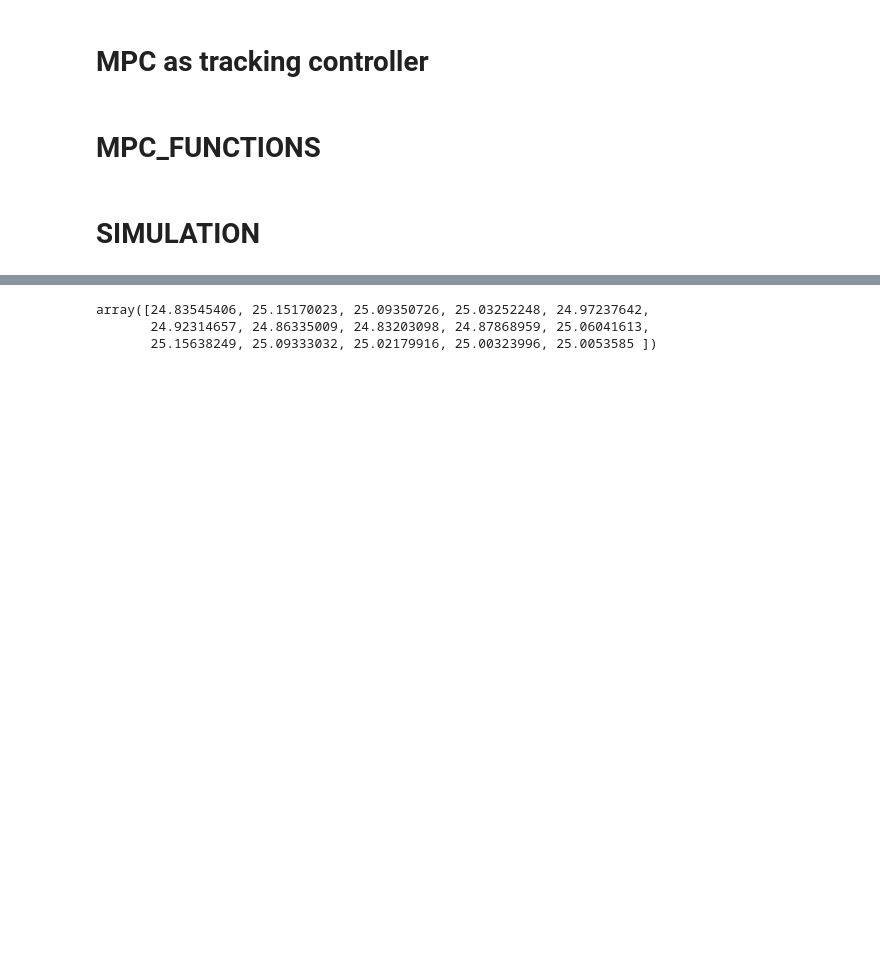
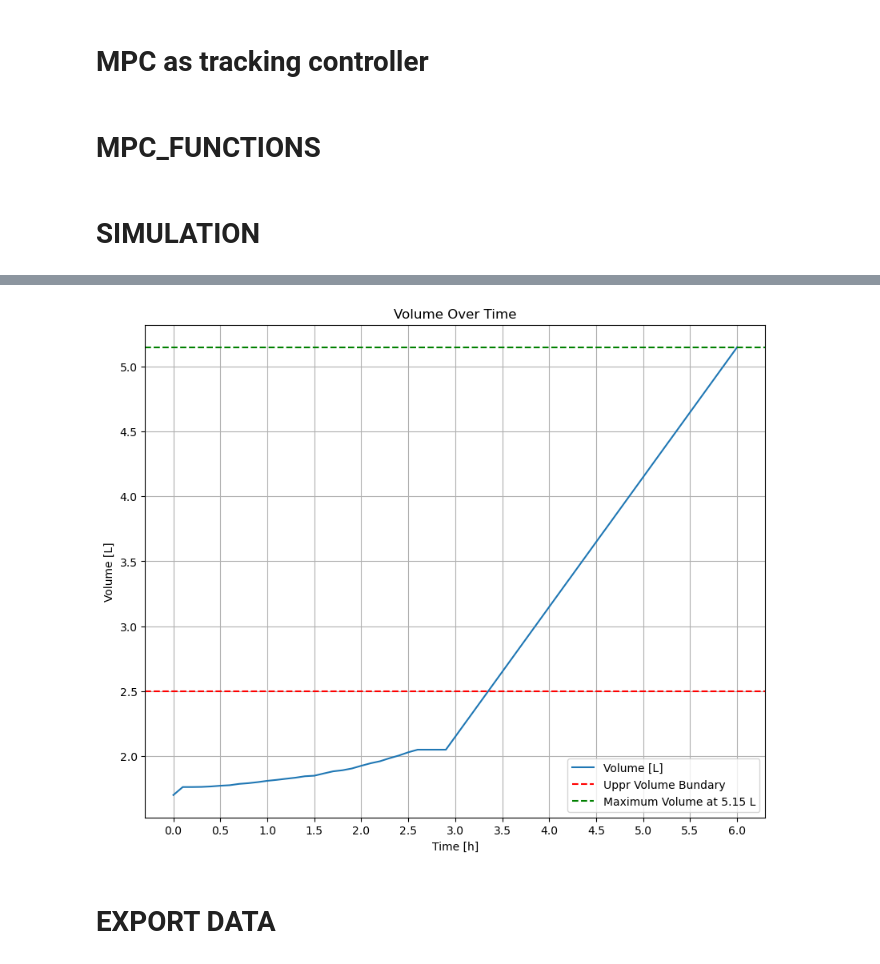
Before and after one commit to costasmexis/ML4MPC, a Jupyter notebook: MPC_Tracking.ipynb, the cells around one changed output, grey strips where cells are left out. Cells and saved outputs as stored; diff of their text form; code cells hidden in the pictures; blank space fills up the shorter version.

```diff
--- a/MPC_Tracking.ipynb
+++ b/MPC_Tracking.ipynb
@@ -183,8 +249,8 @@ K_D = 0.03            # Decay coefficient
 # MPC PARAMETERS
 # ========================
 dt = 0.1              # Control interval time (h)
-Q = 0.3            # State tracking weight
-R = 3            # Control effort weight
+Q =  25            # State tracking weight
+R =  1           # Control effort weight
 h = 0.01              # integration step size
 At = 6                # Total simulation time (h)
 Np = 15            # Prediction horizon steps
@@ -193,8 +259,8 @@ Np = 15            # Prediction horizon steps
 # BOUNDS AND CONSTRAINTS
 #============================
 
-bnds = [(0, 0.1) for _ in range(Np)]  # Control input bounds
-Vmax=3.0  # Maximum volume (L)
+bnds = [(0, 1) for _ in range(Np)]  # Control input bounds
+Vmax=2.5  # Maximum volume (L)
 Smin=0.1 # Keep substrate above this value (g/L)
 volume_constraint = {'type': 'ineq', 'fun': lambda F_opt: Volume_constraint(F_opt, X[step], S[step], V[step],current_time)}
 substrate_constarint = {'type': 'ineq', 'fun': lambda F_opt: Substrate_constraint(F_opt, X[step], S[step], V[step],current_time)}
@@ -204,10 +270,7 @@ substrate_constarint = {'type': 'ineq', 'fun': lambda F_opt: Substrate_constrain
 #====================
 biomass_noise_ratio = 0.05  # 5% noise
 substrate_noise_ratio = 0.03  # 3% noise
-noise="MODEL" # Noise "MODEL" in model accuracy. We don't know the ground truth exactly. Noise "MEASURED" in measured data. Only handled by the controller.
-X_measured = X[step] + np.random.normal(0, max(1e-6, X[step] * biomass_noise_ratio))
-S_measured = S[step] + np.random.normal(0, max(1e-6, S[step] * substrate_noise_ratio))
-
+noise="MEASURED" # Noise "MODEL" in model accuracy. We don't know the ground truth exactly./ Noise "MEASURED" in measured data. Only handled by the controller.
 
 #====================
 # SIMULATION CONFUGURATION
@@ -223,4 +286,3 @@ S = np.zeros(SS+1)
 V = np.zeros(SS+1)
 F = np.zeros(SS)
 X[0], S[0], V[0] = X0, S0, V0
-previous_F_opt = F0 * np.ones(Np)  # Initial guess for first optimization
@@ -319,7 +349,17 @@ plt.show()
 # %%
-X[(X >= 24.8) & (X <= 25.2)]
+plt.figure(figsize=(10, 8))
+plt.plot(time_axis,V,label='Volume [L]')
+plt.axhline(Vmax, color='r', linestyle='--', label='Uppr Volume Bundary')
+plt.axhline(max(V), color='g', linestyle='--', label=f'Maximum Volume at {max(V):.2f} L')
+plt.xlabel('Time [h]')
+plt.ylabel('Volume [L]')
+plt.xticks(np.arange(0, At + dt, 0.5))
+plt.legend()
+plt.title('Volume Over Time')
+plt.grid()
+plt.show()
 # %% [output]
-array([24.83545406, 25.15170023, 25.09350726, 25.03252248, 24.97237642,
-       24.92314657, 24.86335009, 24.83203098, 24.87868959, 25.06041613,
-       25.15638249, 25.09333032, 25.02179916, 25.00323996, 25.0053585 ])
+[figure, added]
+# %% [markdown]
+# EXPORT DATA
 # %%
```
Also changed, not shown: parts of 9 cells of this notebook.
